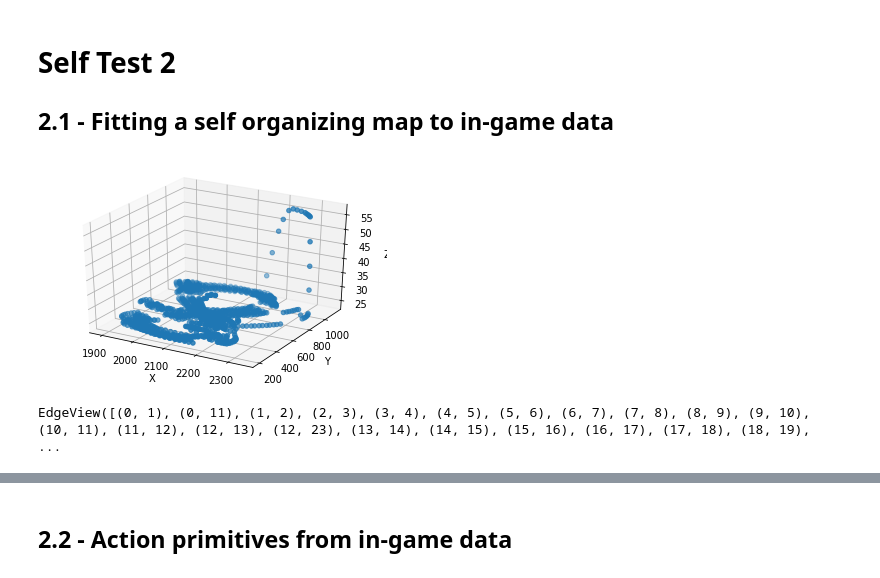
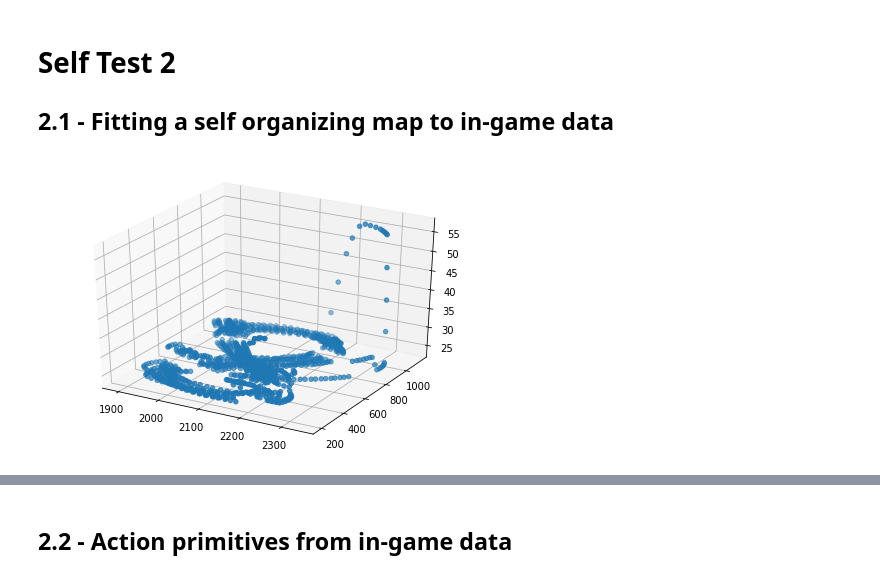
Before and after one commit to AleRiccardi/game-ai-course, a Jupyter notebook: SelfTest2SS2020/selfTest2.ipynb, the cells around one changed output, grey strips where cells are left out. Saved outputs shown, nothing was run; the diff lists cells and outputs as text; code cells hidden in the pictures.

```diff
--- a/SelfTest2SS2020/selfTest2.ipynb
+++ b/SelfTest2SS2020/selfTest2.ipynb
@@ -6,20 +6,26 @@ import numpy as np
 import networkx as nx
 import numpy.random as rnd
 import string
+from mpl_toolkits.mplot3d import Axes3D
 import matplotlib.pyplot as plt
 from matplotlib import cm
 
-matX = np.genfromtxt('../data/q3dm1-path2.csv',delimiter=',')
+def tnc(data):
+    """ To Normal Coordinates"""
+    if len(data.shape) > 1:
+        data = data[:,1],data[:,0],data[:,2]
+    else:
+        data = data[1],data[0],data[2]
+    return data
 
-fig = plt.figure()
-ax = fig.add_subplot(111, projection='3d')
-ax.scatter(matX[:,1],matX[:,0],matX[:,2], marker='o')
-
-ax.set_xlabel('X')
-ax.set_ylabel('Y')
-ax.set_zlabel('Z')
-
-plt.show()
+def plot(data):
+    fig = plt.figure()
+    ax = Axes3D(fig)
+    ax.scatter(*tnc(data), marker='o')
+    plt.show()
-# %% [output]
-[figure, removed]
+# %%
+matX = np.genfromtxt('../data/q3dm1-path2.csv',delimiter=',')
+plot(matX)
+# %% [output]
+[figure, added]
 # %%
@@ -55,13 +70,4 @@ def trainSOM(matX, G, tmax=1000, sigma0=1., eta0=1.):
             h = np.exp(-0.5 * matD[b,i] / sigma**2)
             G.nodes[v]['w'] += eta * h * (vecX - G.nodes[v]['w'])
     return G
-# %%
-G1 = initRingSOM(matX, 12)
-G2 = initRingSOM(matX, 12)
-G = nx.disjoint_union(G1,G2)
-G.add_edge(11, 12)
-
-G.edges()
-# %% [output]
-EdgeView([(0, 1), (0, 11), (1, 2), (2, 3), (3, 4), (4, 5), (5, 6), (6, 7), (7, 8), (8, 9), (9, 10), (10, 11), (11, 12), (12, 13), (12, 23), (13, 14), (14, 15), (15, 16), (16, 17), (17, 18), (18, 19),  ...
 # %%
```
Also changed, not shown: parts of 6 cells of this notebook, 8 other files.
